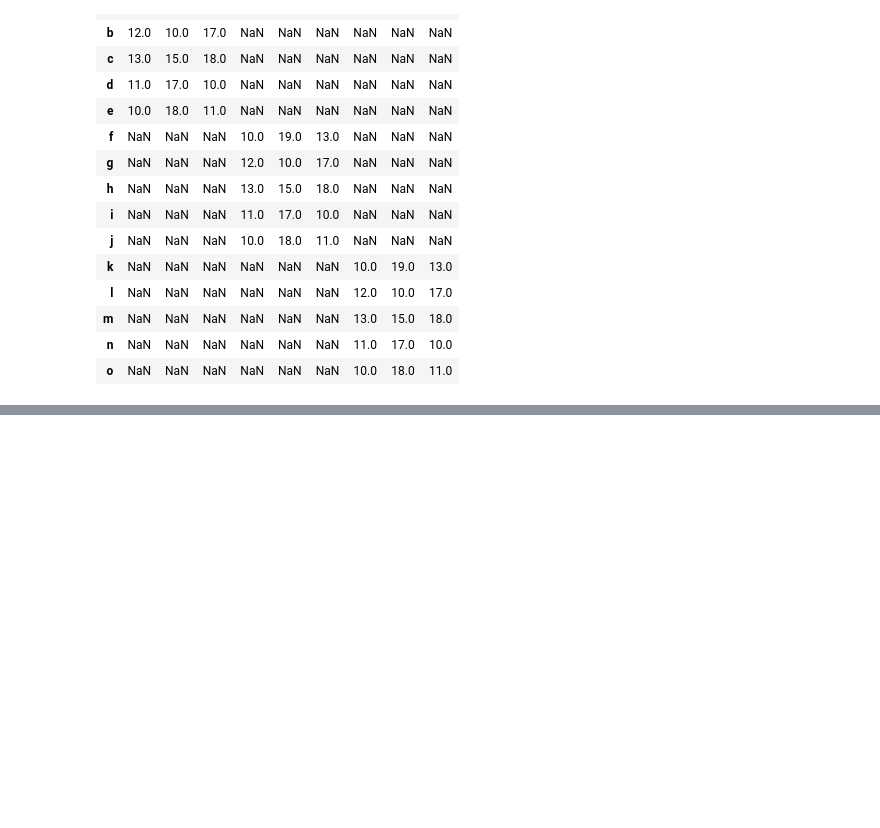
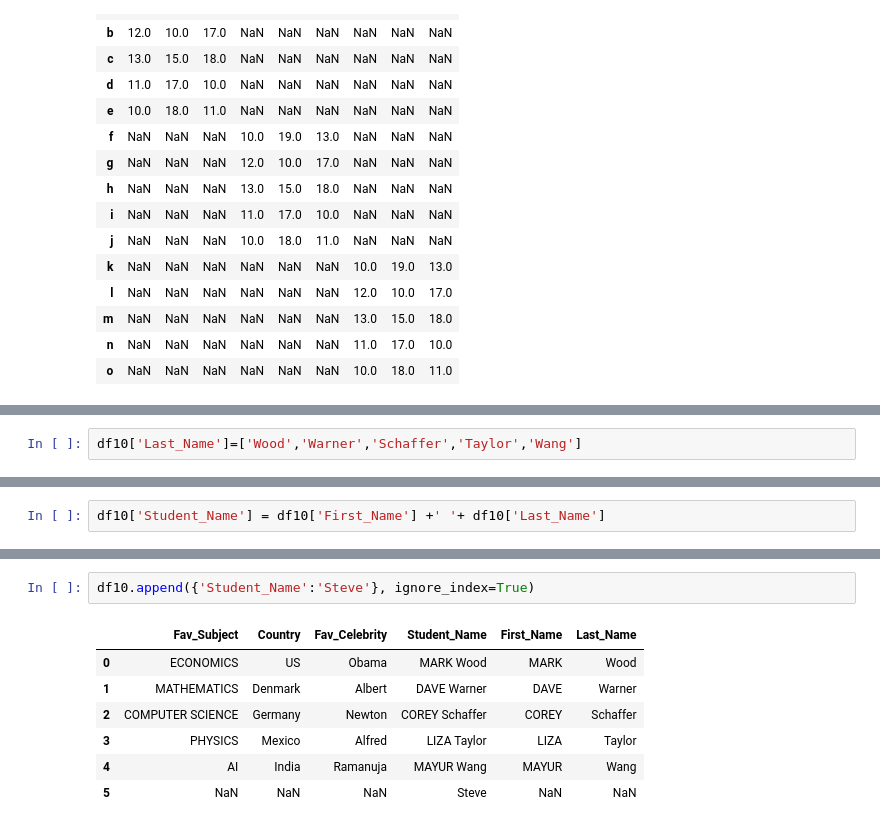
Before and after one commit to sumitpriye/matplotlib, a Jupyter notebook: pandas practice.ipynb, the cells around one changed output, grey strips where cells are left out. Saved outputs shown, nothing was run; the diff lists cells and outputs as text; blank space fills up the shorter version.

```diff
--- a/pandas practice.ipynb
+++ b/pandas practice.ipynb
@@ -592,0 +951,2 @@ pd.concat( [df11, df12, df13], axis=1)
+# %%
+df10['Last_Name']=['Wood','Warner','Schaffer','Taylor','Wang']
@@ -592,0 +962,2 @@ pd.concat( [df11, df12, df13], axis=1)
+# %%
+df10['Student_Name'] = df10['First_Name'] +' '+ df10['Last_Name']
@@ -592,0 +1004,10 @@ pd.concat( [df11, df12, df13], axis=1)
+# %%
+df10.append({'Student_Name':'Steve'}, ignore_index=True)
+# %% [output]
+|  | Fav_Subject | Country | Fav_Celebrity | Student_Name | First_Name | Last_Name |
+| 0 | ECONOMICS | US | Obama | MARK Wood | MARK | Wood |
+| 1 | MATHEMATICS | Denmark | Albert | DAVE Warner | DAVE | Warner |
+| 2 | COMPUTER SCIENCE | Germany | Newton | COREY Schaffer | COREY | Schaffer |
+| 3 | PHYSICS | Mexico | Alfred | LIZA Taylor | LIZA | Taylor |
+| 4 | AI | India | Ramanuja | MAYUR Wang | MAYUR | Wang |
+| 5 | NaN | NaN | NaN | Steve | NaN | NaN |
```
Also changed, not shown: parts of 67 cells of this notebook.
